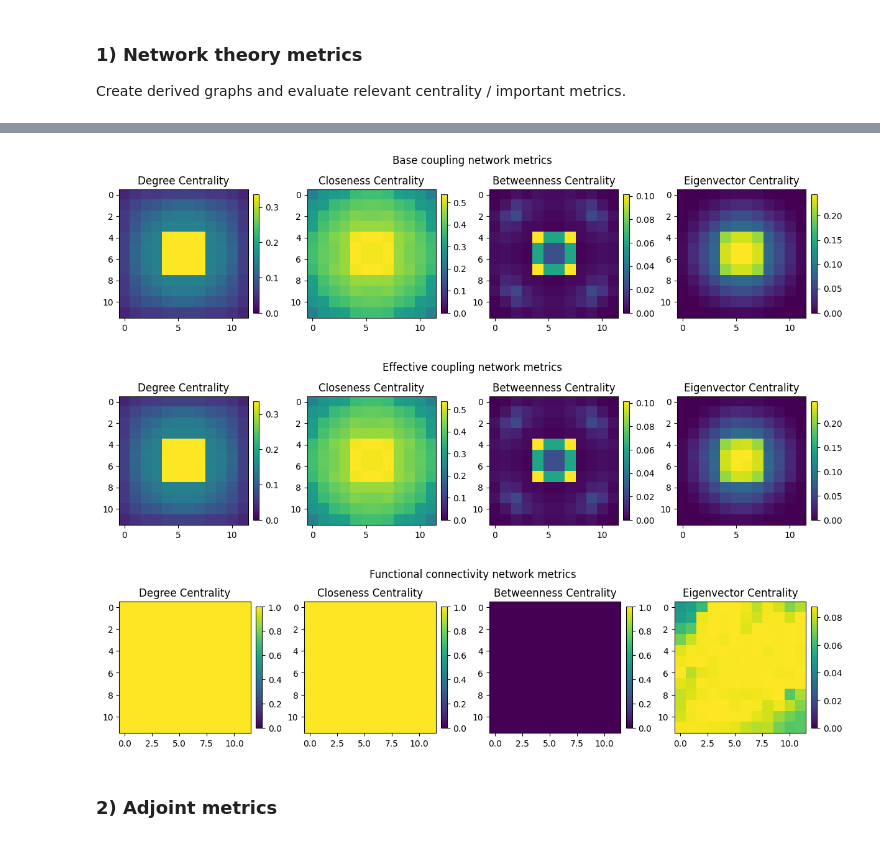
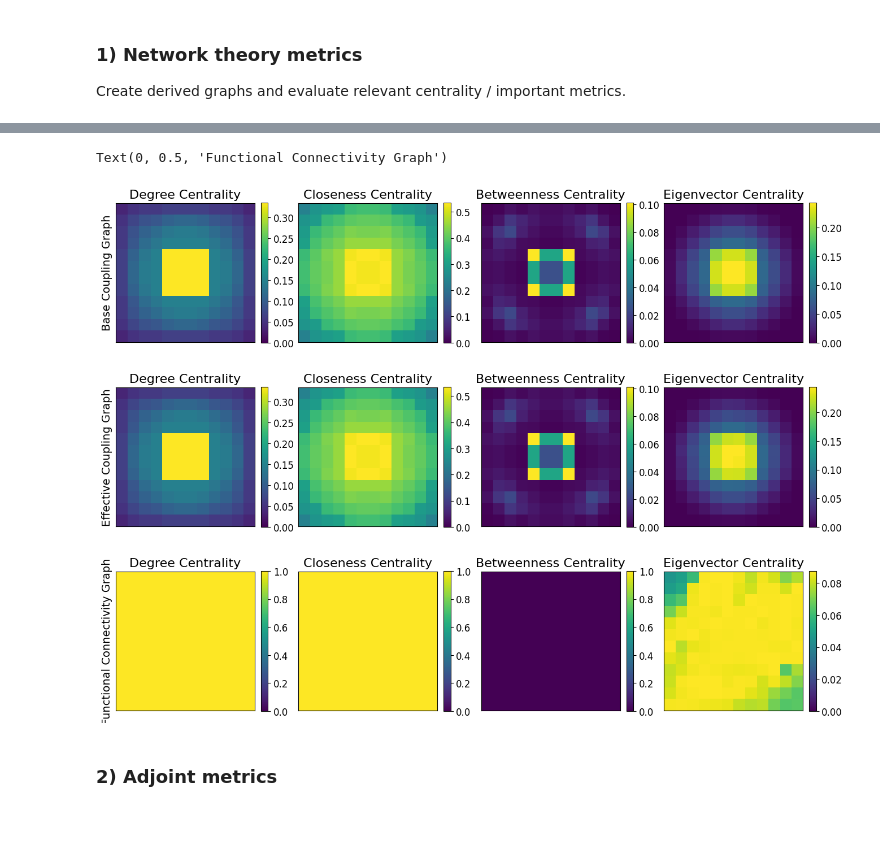
Before and after one commit to adamLastovka/KuramotoNeuralSimulations, a Jupyter notebook: Notebooks/05_metric_comparison.ipynb, the cells around one changed output, grey strips where cells are left out. Saved outputs shown, nothing was run; the diff lists cells and outputs as text; code cells hidden in the pictures.

```diff
--- a/Notebooks/05_metric_comparison.ipynb
+++ b/Notebooks/05_metric_comparison.ipynb
@@ -1,4 +1,7 @@
 # %%
+%load_ext autoreload
+%autoreload 2
+
 import numpy as np
 import matplotlib.pyplot as plt
 
@@ -34,6 +37,16 @@ from kuramoto.network import (
 )
 
 from jax import numpy as jnp
+
+SUPTITLE_SIZE = 20
+plt.rcParams.update({
+    "font.size": 14,
+    "figure.titlesize": 20,
+    "axes.titlesize": 16,
+    "axes.labelsize": 14,
+    "xtick.labelsize": 12,
+    "ytick.labelsize": 12,
+})
 
 SEED = 42
 grid_shape = (12, 12)
@@ -125,4 +138,8 @@ R_list, _ = order_parameter(results['theta'])
 
 fig,ax = plt.subplots(figsize=(10,5))
 ax.plot(results['ts'], R_list, linewidth=1.5)
+ax.set_xlabel("Time")
+ax.set_ylabel("Global Order R(t)")
+ax.set_title("Synchronization behavior of demo simulation")
+ax.grid(True)
 # %% [output]
@@ -190,16 +207,17 @@ plot_cortical_graph(G_C_avg,layout="grid")
 [figure]
 # %%
-plot_graph_metrics(G,grid_shape,title="Base coupling network metrics")
+fig,axs = plt.subplots(3,4,figsize=(16,12))
+
+plot_graph_metrics(G=G,grid_shape=grid_shape,axs=axs[0,:])
+plot_graph_metrics(G=G_eff,grid_shape=grid_shape,axs=axs[1,:])
+plot_graph_metrics(G=G_C_avg,grid_shape=grid_shape,axs=axs[2,:])
+
+axs[0,0].set_ylabel("Base Coupling Graph")
+axs[1,0].set_ylabel("Effective Coupling Graph")
+axs[2,0].set_ylabel("Functional Connectivity Graph")
 # %% [output]
+Text(0, 0.5, 'Functional Connectivity Graph')
-[figure, old version]
+[figure, new version]
-# %%
-plot_graph_metrics(G_eff,grid_shape,title="Effective coupling network metrics")
-# %% [output]
-[figure, removed]
-# %%
-plot_graph_metrics(G_C_avg,grid_shape,title="Functional connectivity network metrics")
-# %% [output]
-[figure, removed]
 # %% [markdown]
 ### 2) Adjoint metrics
 # %%
```
Also changed, not shown: parts of 5 cells of this notebook, 7 other files.
